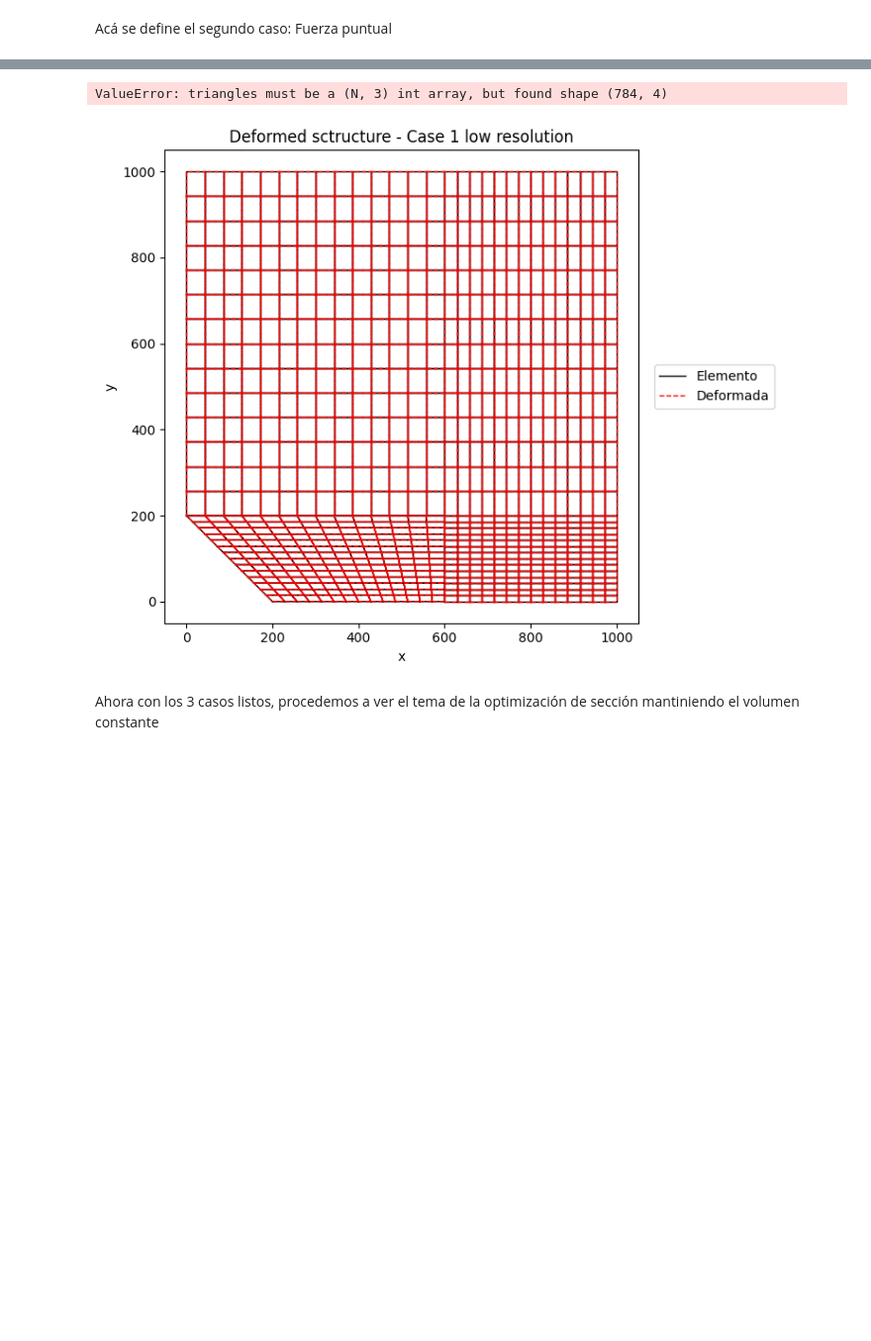
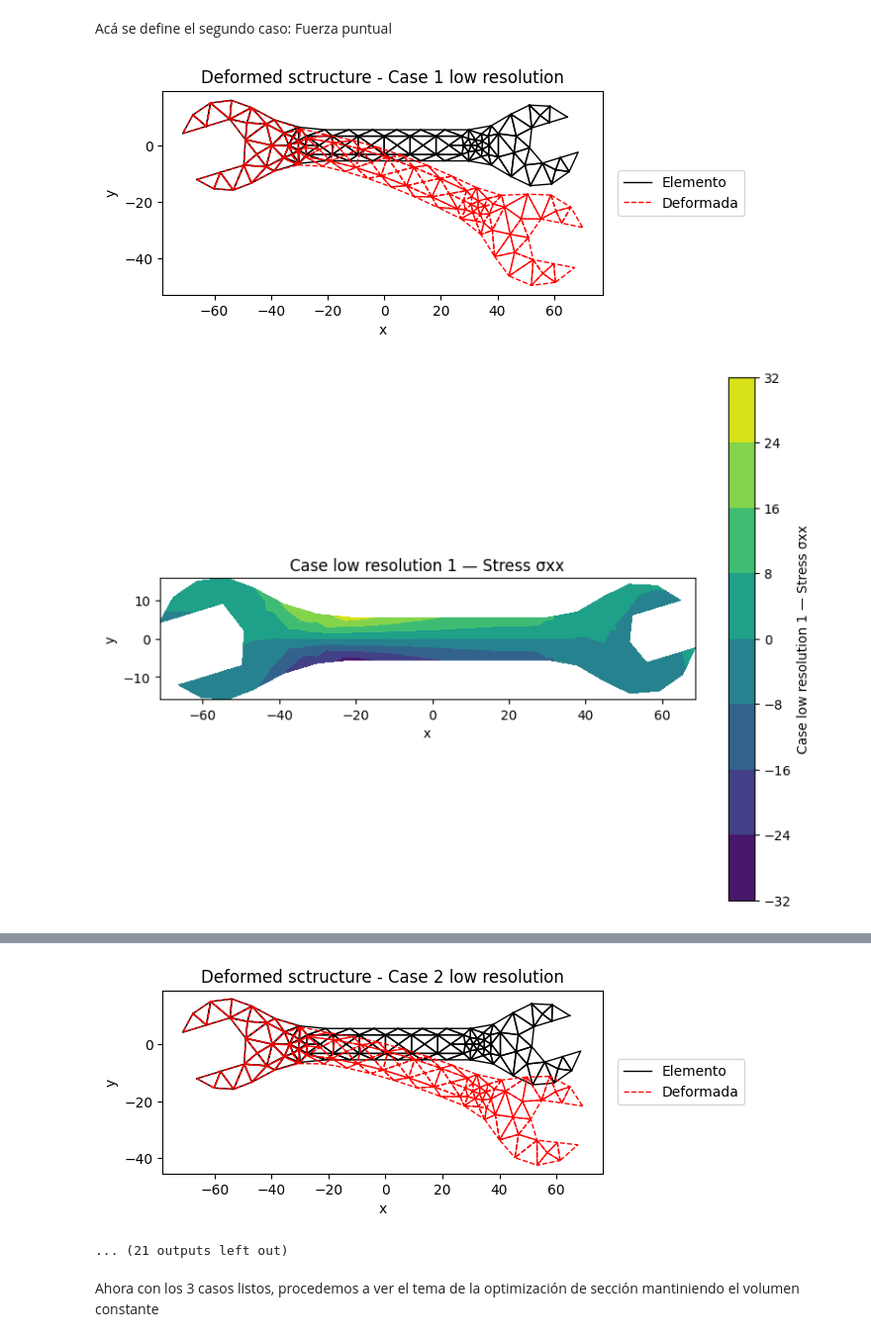
Before and after one commit to berckanala/01-Finite-Element, a Jupyter notebook: T3/Final_HW.ipynb, the cells around one changed output, grey strips where cells are left out. Shown at 99% size. Cells and saved outputs as stored; diff of their text form; code cells hidden in the pictures; blank space fills up the shorter version.

```diff
--- a/T3/Final_HW.ipynb
+++ b/T3/Final_HW.ipynb
@@ -110,25 +157,28 @@ def ordenar_nodos_quad(nodos):
 # %%
-quads = mesh.cells_dict["quad"]
-tags = mesh.cell_data_dict["gmsh:physical"]["quad"]
+triangles = mesh.cells_dict['triangle']
+tags = mesh.cell_data_dict["gmsh:physical"]["triangle"]
 elements = []
 nodes = set()
 
 for i in range(len(tags)):
     tag = tags[i]
     group_name = tag_to_name[tag]
-    material = section_dict[group_name]
-    node_ids = quads[i]
 
-    nodo_a = nodes_dict[node_ids[0]]
-    nodo_b = nodes_dict[node_ids[1]]
-    nodo_c = nodes_dict[node_ids[2]]
-    nodo_d = nodes_dict[node_ids[3]]
+    material= section_dict[group_name]
+    node_ids = triangles[i]
+    nodo_a = nodes_dict[node_ids[0]+1]
+    nodo_b = nodes_dict[node_ids[1]+1]
+    nodo_c = nodes_dict[node_ids[2]+1]
 
-    for nodo in [nodo_a, nodo_b, nodo_c, nodo_d]:
+
+
+    for nodo in [nodo_a, nodo_b, nodo_c]:
         nodes.add(nodo)
+        if np.all(nodo.restrain == ["r", "r"]):
+            print(f"Nodo {nodo.name} con restricción total está en elemento {i+1}")
 
-    nodos = ordenar_nodos_quad([nodo_a, nodo_b, nodo_c, nodo_d])
-    elem = Quad4(i + 1, nodos, section=material)
+
+    elem = CST(i+1, [nodo_a, nodo_b, nodo_c], section=material)
     elements.append(elem)
 
 nodes = list(nodes)
@@ -644,33 +689,35 @@ def plot_deformed_shape(nodes, elements, u, contador, scale, folder="figuras"):
     filepath = os.path.join(folder, filename)
     plt.savefig(filepath, dpi=300)
 # %%
-if "BC_1" in grupos:
-    nodos_fuerza = grupos["BC_1"]
-for i in range(1):
+if "Force" in grupos:
+    nodos_fuerza = grupos["Force"]
+for i in range(3):
     if i == 0:
-        apply_distributed_force(nodos_fuerza, fuerza_total_y=-15000*kN)
+        apply_distributed_force(nodos_fuerza, fuerza_total_y=30*kgf)
         u=solve(nodes, elements)
-        plot_deformed_shape(nodes, elements, u, i, scale=10, folder="Resultados")
+        plot_deformed_shape(nodes, elements, u, i, scale=5, folder="Resultados")
         results = compute_stress_strain_components(elements, u)
         plot_all_fields(results, nodes, elements, i)
         for j in nodes:
             j.set_nodalLoad([0,0])
     elif i == 1:
         single_force(nodes, nodos_fuerza, fuerza_total_y=30*kgf)
         u=solve(nodes, elements)
         plot_deformed_shape(nodes, elements, u, i, scale=0.5, folder="Resultados")
         results = compute_stress_strain_components(elements, u)
         plot_all_fields(results, nodes, elements, i)
         for j in nodes:
             j.set_nodalLoad([0,0])
     elif i == 2:
         apply_distributed_force_especial(grupos, elements, fuerza_total_y=30*kgf)
         u=solve(nodes, elements)
         plot_deformed_shape(nodes, elements, u, i, scale=5, folder="Resultados")
         results = compute_stress_strain_components(elements, u)
         plot_all_fields(results, nodes, elements, i)
         results_inicial= results
         for j in nodes:
             j.set_nodalLoad([0,0])
 results=0
 # %% [output]
+[figure, new version]
+[figure, added]
@@ -677,5 +733,5 @@ results=0
+[figure, added]
-ValueError: triangles must be a (N, 3) int array, but found shape (784, 4)
+... (21 outputs left out)
-[figure, old version]
 # %% [markdown]
 Ahora con los 3 casos listos, procedemos a ver el tema de la optimización de sección mantiniendo el volumen constante
 # %%
```
Also changed, not shown: parts of 9 cells of this notebook, 33 other files.
